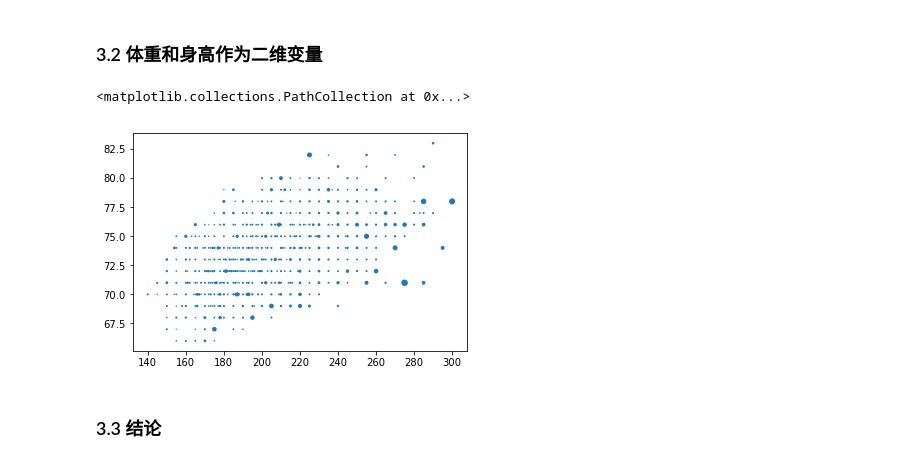
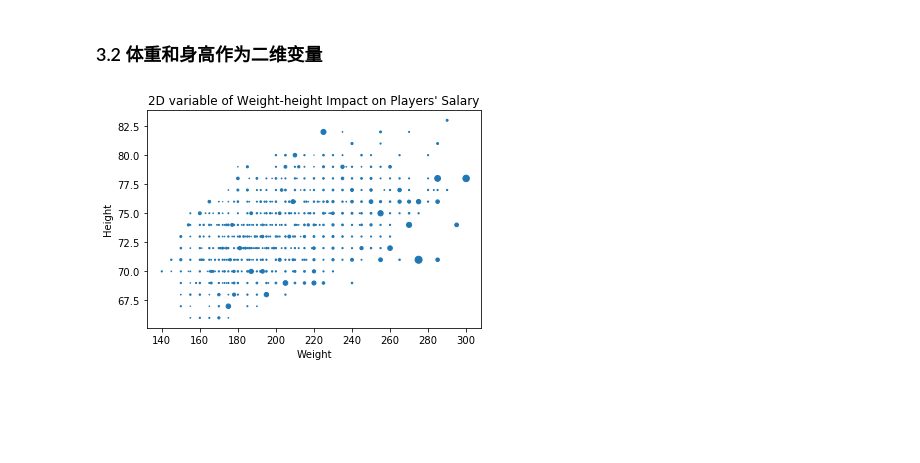
Before and after one commit to sunrise2075/ud-ml-basics-p4-dataset-investigation, a Jupyter notebook: data-report.ipynb, the cells around one changed output. Saved outputs shown, nothing was run; the diff lists cells and outputs as text; code cells hidden in the pictures; blank space fills up the shorter version.

Commit message:
2d variable analysis done

```diff
--- a/data-report.ipynb
+++ b/data-report.ipynb
@@ -521,13 +528,14 @@ Name: salary, dtype: float64
 ### 3.2 体重和身高作为二维变量
 # %%
 data_by_wh = playerSalaryDF.groupby(['weight', 'height'], as_index=False).median()
-scaled_data = (data_by_wh['salary']*3)/data_by_wh['salary'].std()
+# 归一化， 蓝色气泡放大5倍显示
+scaled_data = (data_by_wh['salary']*5)/data_by_wh['salary'].std()
 
 # print data_by_location
 #
 plt.scatter(data_by_wh['weight'], data_by_wh['height'], s=scaled_data)
+plt.title('2D variable of Weight-height Impact on Players\' Salary')
+plt.xlabel('Weight');
+plt.ylabel('Height');
 # %% [output]
-<matplotlib.collections.PathCollection at 0x...>
-[figure, old version]
+[figure, new version]
-# %% [markdown]
-### 3.3 结论
```
Also changed, not shown: parts of 2 cells of this notebook.
